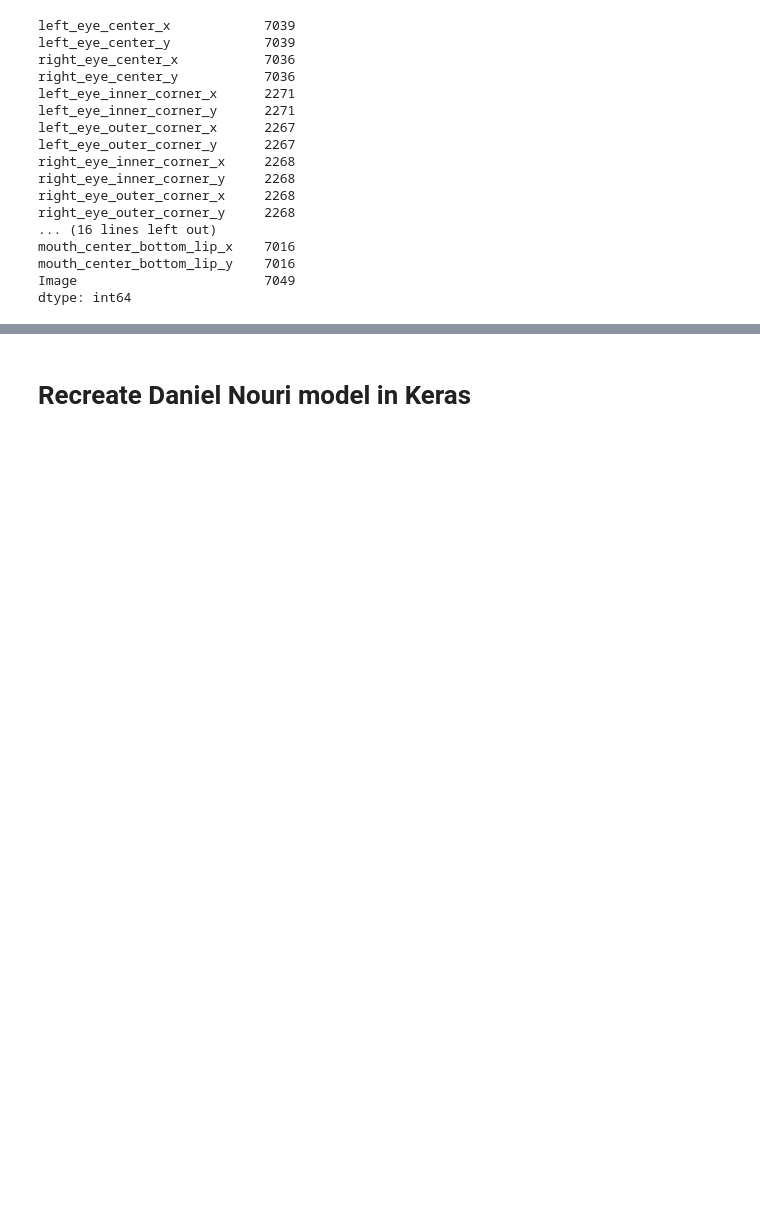
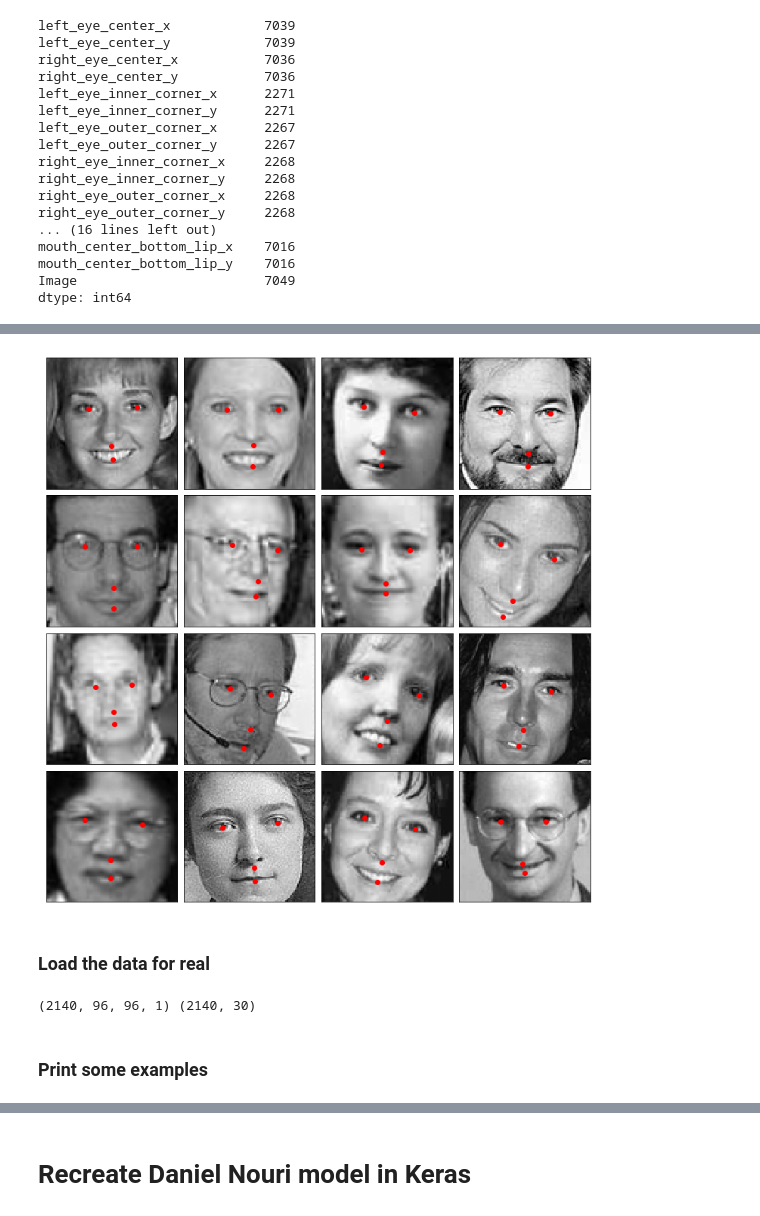
Before and after one commit to alexdauenhauer/MIDS_W207_facial_recognition, a Jupyter notebook: Alex_testlab.ipynb, the cells around one changed output, grey strips where cells are left out. Cells and saved outputs as stored; diff of their text form; code cells hidden in the pictures; blank space fills up the shorter version.

```diff
--- a/Alex_testlab.ipynb
+++ b/Alex_testlab.ipynb
@@ -81,0 +94,6 @@ train_data.shape, train_labels.shape
+# %%
+missing_labels = full_labels[pd.isna(full_labels.left_eye_inner_corner_x)]
+idx = missing_labels.sample(16).index.values
+# %%
+missing_labels_sample = missing_labels.loc[idx]
+missing_labels_sample
@@ -81,0 +118,11 @@ train_data.shape, train_labels.shape
+# %%
+missing_data = full_data.loc[missing_labels.index.values]
+missing_data_sample = missing_data.loc[idx].values
+# %%
+missing_labels_sample = (missing_labels_sample.values - 48) / 48
+# %%
+plot_sample(missing_data_sample, missing_labels_sample)
+# %% [output]
+[figure, added]
+# %% [markdown]
+### Load the data for real
@@ -82,2 +158,8 @@ train_data.shape, train_labels.shape
+# %%
+train_data, train_labels = load_data()
+# %% [output]
+(2140, 96, 96, 1) (2140, 30)
+# %% [markdown]
+### Print some examples
 # %%
 idx = np.random.randint(0, len(train_data), 16)
```
Also changed, not shown: parts of 54 cells of this notebook, 1 other file.
